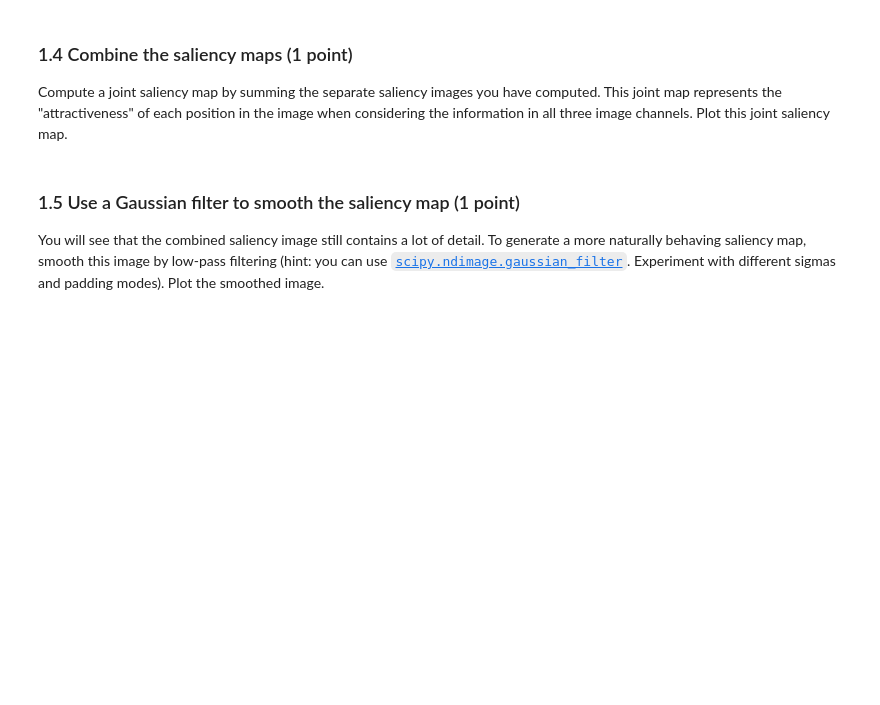
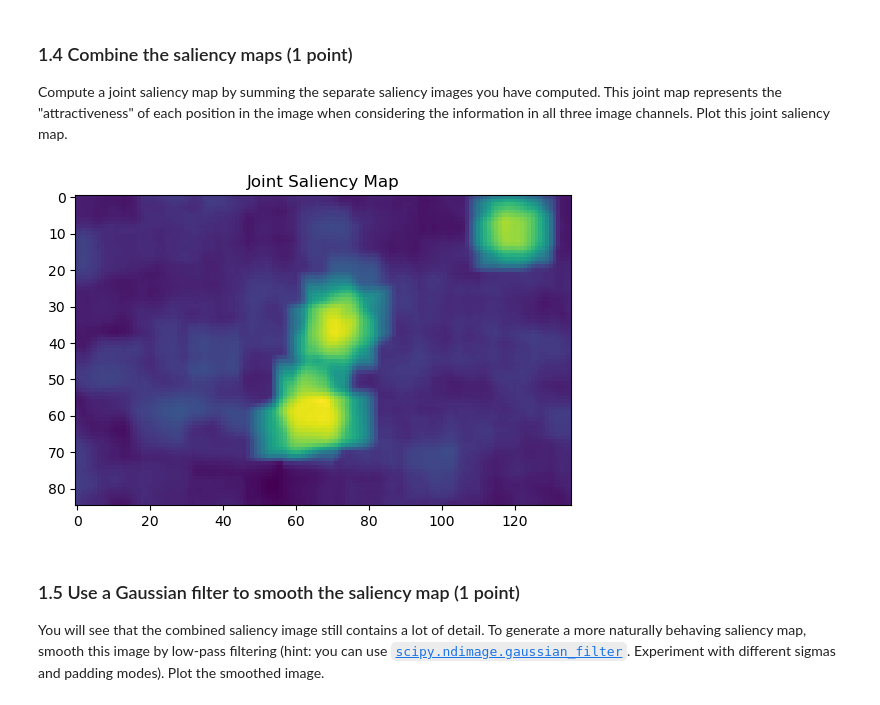
Before and after one commit to lfogarty98/mhbf_pt, a Jupyter notebook: attention/attention.ipynb, the cells around one changed output. Cells and saved outputs as stored; diff of their text form; code cells hidden in the pictures; blank space fills up the shorter version.

```diff
--- a/attention/attention.ipynb
+++ b/attention/attention.ipynb
@@ -205,3 +249,10 @@ raise NotImplementedError()
+# %%
+joint_saliency_map = saliency_maps[:,:,0] + saliency_maps[:,:,1] + saliency_maps[:,:,2]
+plt.imshow(joint_saliency_map)
+plt.title('Joint Saliency Map')
+plt.show()
+# %% [output]
+[figure, added]
 # %% [markdown]
 ### 1.5 Use a Gaussian filter to smooth the saliency map (1 point)
 You will see that the combined saliency image still contains a lot of detail.
```
Also changed, not shown: parts of 21 cells of this notebook.
